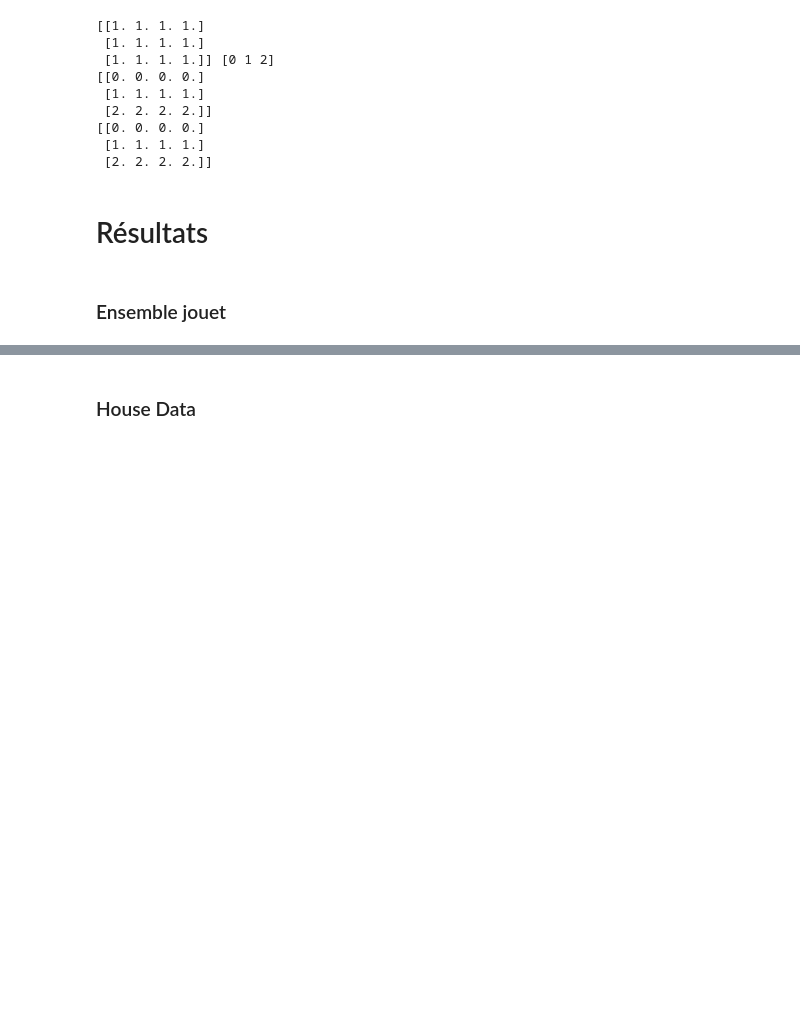
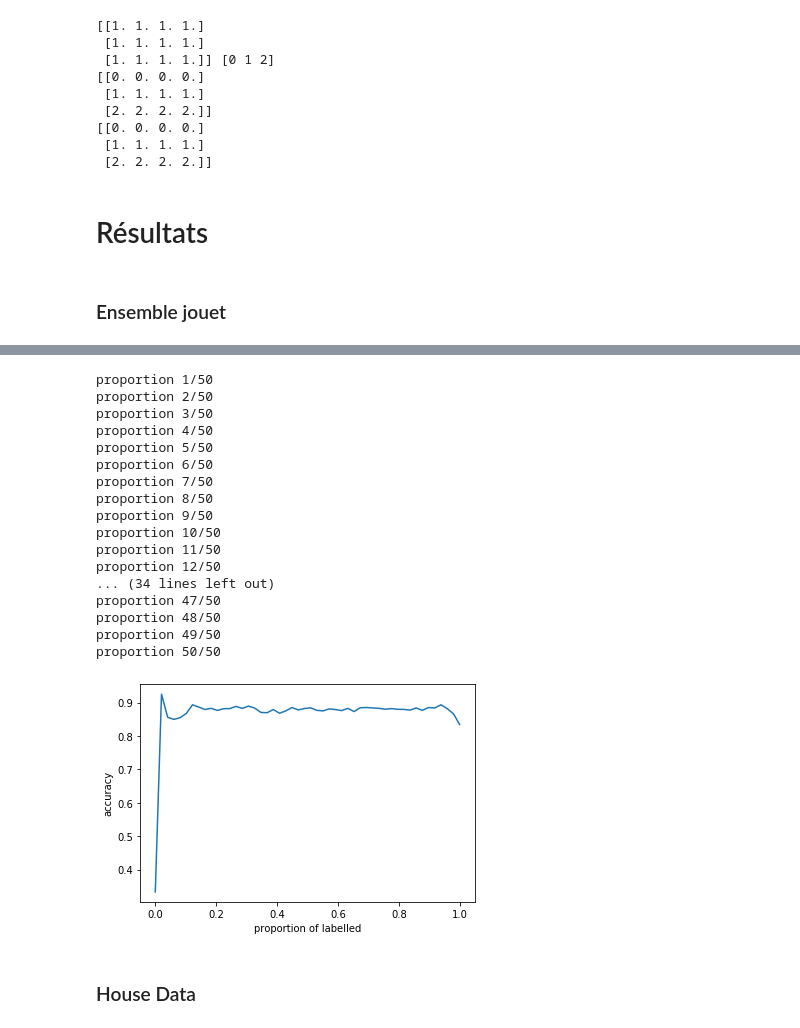
Before and after one commit to Raphael-LASRY/Machine-Learning, a Jupyter notebook: ml_project.ipynb, the cells around one changed output, grey strips where cells are left out. Drawn from its saved outputs; the diff is of its cells as text; code cells hidden in the pictures; blank space fills up the shorter version.

```diff
--- a/ml_project.ipynb
+++ b/ml_project.ipynb
@@ -434,3 +435,63 @@ accuracy sur l'ensemble jouet : 0.9986666666666667
+# %%
+# très long à run (ne run que si nécessaire)
+
+def classify_toy(proportion) :
+
+    n = int(proportion * total_data)
+    n = min(n, total_data - 2) # car il faut au moins 2 données non labelisées
+    n = max(n, 2) # car il faut au moins 2 données labelisées
+    m = total_data - n
+
+    y = 2 * np.random.randint(2, size=n) - 1
+    x = np.zeros((n, 2))
+    for i in range(n):
+            x[i,:] = np.random.normal((y[i]+1)/2, sigma, 2)
+
+    y_ = 2 * np.random.randint(2, size=m) - 1
+    x_ = np.zeros((m, 2))
+    for i in range(m):
+            x_[i,:] = np.random.normal((y_[i]+1)/2, sigma, 2)
+
+    s3vm = S3VMClassifier()
+    s3vm.fit(x, y, x_)
+    return s3vm.accuracy(x, y)
+
+total_data = 2000
+sigma = 0.6
+list_proportion = np.linspace(0, 1, 50)
+list_accuracy = np.zeros(len(list_proportion))
+for i in range(len(list_proportion)):
+    print("proportion " + str(i+1) + "/" + str(len(list_proportion)))
+    sum = classify_toy(list_proportion[i])
+    sum += classify_toy(list_proportion[i])
+    sum += classify_toy(list_proportion[i])
+    list_accuracy[i] = sum/3
+
+fig = plt.figure(figsize=(9, 5))
+plt.plot(list_proportion, list_accuracy)
+plt.ylabel("accuracy")
+plt.xlabel("proportion of labelled")
+plt.title("Evolution de l'accuracy en fonction de la proportion de données labelisées")
+plt.show()
+# %% [output]
+proportion 1/50
+proportion 2/50
+proportion 3/50
+proportion 4/50
+proportion 5/50
+proportion 6/50
+proportion 7/50
+proportion 8/50
+proportion 9/50
+proportion 10/50
+proportion 11/50
+proportion 12/50
+... (34 lines left out)
+proportion 47/50
+proportion 48/50
+proportion 49/50
+proportion 50/50
+[figure, added]
 # %% [markdown]
 ### House Data
 # %%
```
Also changed, not shown: parts of 6 cells of this notebook.
